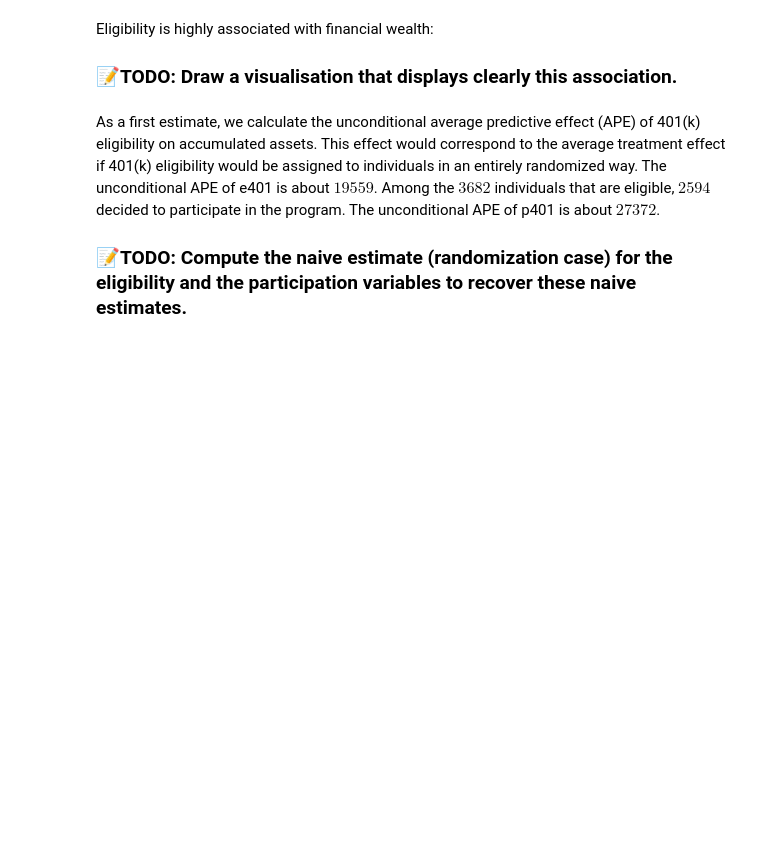
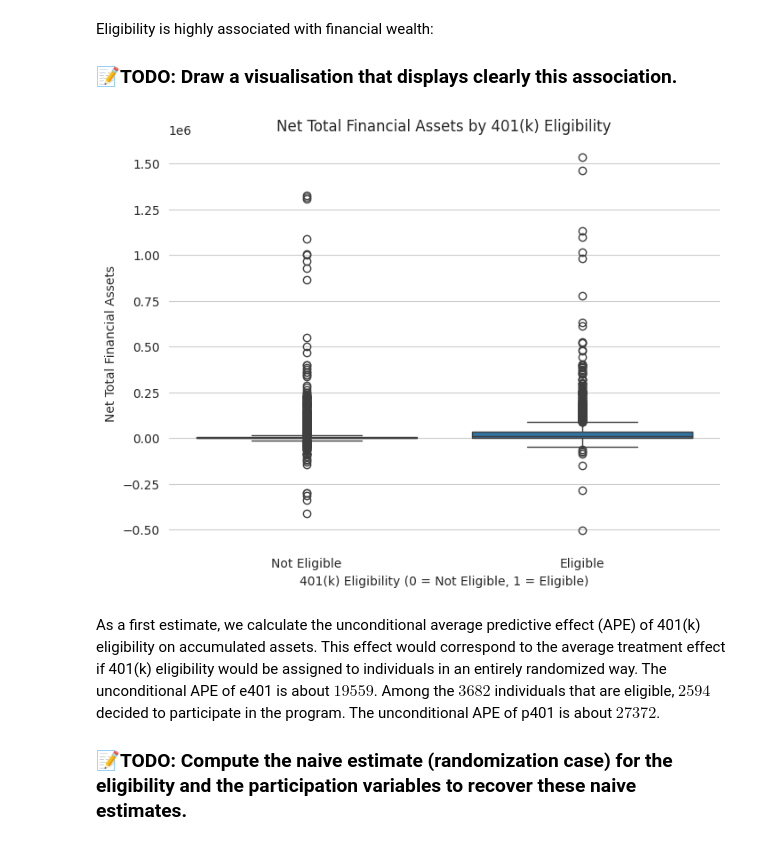
Before and after one commit to PaulJasson/ML-for-Eco, a Jupyter notebook: notebooks/3b_dags_double_ml_pension.ipynb, the cells around one changed output. Cells and saved outputs as stored; diff of their text form; code cells hidden in the pictures; blank space fills up the shorter version.

```diff
--- a/notebooks/3b_dags_double_ml_pension.ipynb
+++ b/notebooks/3b_dags_double_ml_pension.ipynb
@@ -124,6 +145,16 @@ Among the $9915$ individuals, $3682$ are eligible to participate in the program.
 # %% [markdown]
 Eligibility is highly associated with financial wealth:
 ### 📝TODO: Draw a visualisation that displays clearly this association.
+# %%
+plt.figure(figsize=(8, 6))
+sns.boxplot(x='e401', y='net_tfa', data=data)
+plt.title('Net Total Financial Assets by 401(k) Eligibility')
+plt.xlabel('401(k) Eligibility (0 = Not Eligible, 1 = Eligible)')
+plt.ylabel('Net Total Financial Assets')
+plt.xticks(ticks=[0, 1], labels=['Not Eligible', 'Eligible'])
+plt.show()
+# %% [output]
+[figure, added]
 # %% [markdown]
 As a first estimate, we calculate the unconditional average predictive effect (APE) of 401(k) eligibility on accumulated assets. This effect would correspond to the average treatment effect if 401(k) eligibility would be assigned to individuals in an entirely randomized way. The unconditional APE of e401 is about $19559$.
 Among the $3682$ individuals that are eligible, $2594$ decided to participate in the program. The unconditional APE of p401 is about $27372$.
```
Also changed, not shown: parts of 4 cells of this notebook.
